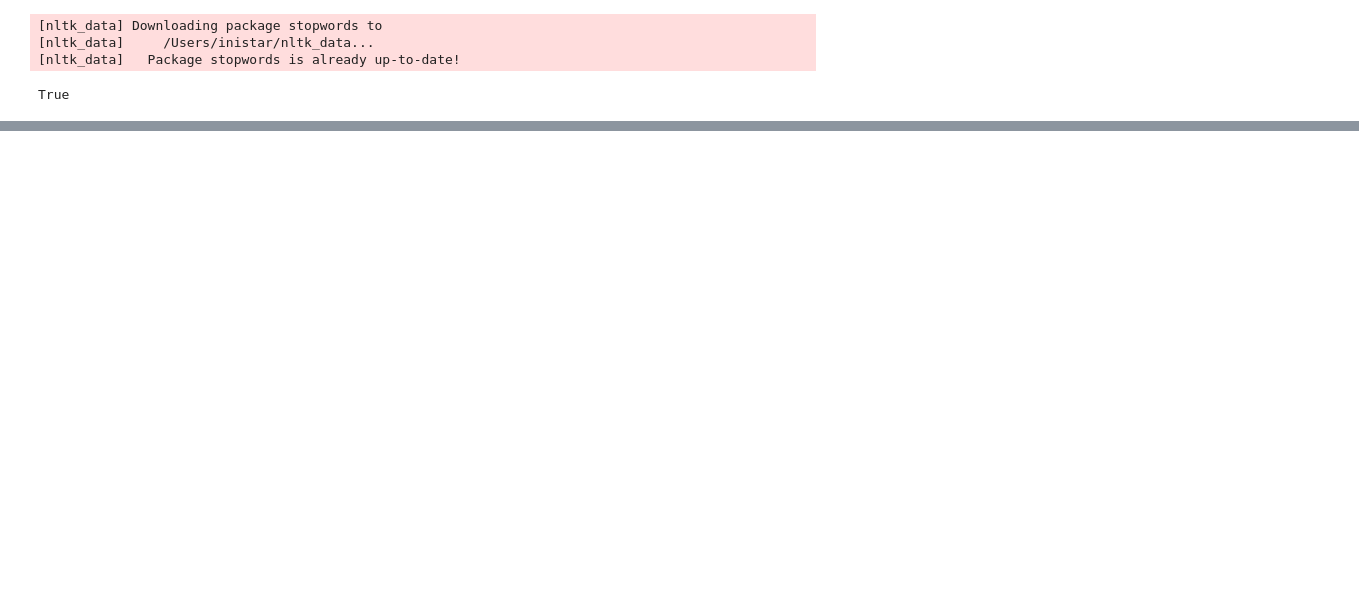
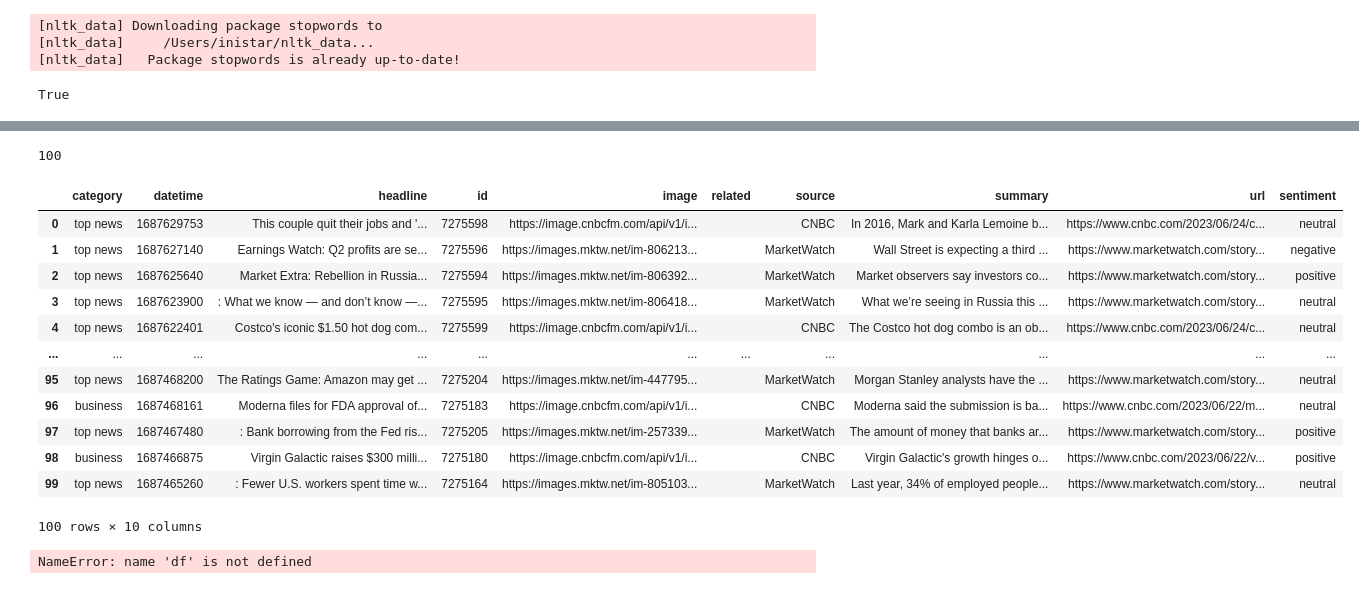
Before and after one commit to inistar/stock_news_analysis, a Jupyter notebook: finnhub_sandbox.ipynb, the cells around one changed output, grey strips where cells are left out. Saved outputs shown, nothing was run; the diff lists cells and outputs as text; code cells hidden in the pictures; blank space fills up the shorter version.

```diff
--- a/finnhub_sandbox.ipynb
+++ b/finnhub_sandbox.ipynb
@@ -263,0 +223,3 @@ TypeError: 'NoneType' object is not subscriptable
+# %%
+import pandas as pd
+general_news = pd.DataFrame(general_news)
@@ -263,0 +243,4 @@ TypeError: 'NoneType' object is not subscriptable
+# %%
+sentiment = []
+for result in output:
+    sentiment.append(result[0]['label'])
@@ -263,0 +249,50 @@ TypeError: 'NoneType' object is not subscriptable
+# %%
+from finnhub_news_extractor import Finnhub
+f = Finnhub()
+test = f.read_news()
+# %%
+import pandas as pd
+import requests
+
+def _query(payload, headers):
+    response = requests.post(secrets_stock_news.HF_API_URL, headers=headers, json=payload)
+    return response.json()
+
+def find_sentiment(df):
+    headers = {"Authorization": f"Bearer {secrets_stock_news.HF_API_TOKEN}"}
+
+    df = pd.DataFrame(df)
+
+    inputs = df['summary'].to_list()
+    payload = {"inputs": inputs}
+
+    outputs = _query(payload, headers)
+
+    sentiment = []
+    for output in outputs:
+        sentiment.append(output[0]['label'])
+
+    df['sentiment'] = sentiment
+
+    return df
+
+find_sentiment(test)
+# %% [output]
+100
+|  | category | datetime | headline | id | image | related | source | summary | url | sentiment |
+| 0 | top news | 1687629753 | This couple quit their jobs and '... | 7275598 | https://image.cnbcfm.com/api/v1/i... |  | CNBC | In 2016, Mark and Karla Lemoine b... | https://www.cnbc.com/2023/06/24/c... | neutral |
+| 1 | top news | 1687627140 | Earnings Watch: Q2 profits are se... | 7275596 | https://images.mktw.net/im-806213... |  | MarketWatch | Wall Street is expecting a third ... | https://www.marketwatch.com/story... | negative |
+| 2 | top news | 1687625640 | Market Extra: Rebellion in Russia... | 7275594 | https://images.mktw.net/im-806392... |  | MarketWatch | Market observers say investors co... | https://www.marketwatch.com/story... | positive |
+| 3 | top news | 1687623900 | : What we know — and don’t know —... | 7275595 | https://images.mktw.net/im-806418... |  | MarketWatch | What we’re seeing in Russia this ... | https://www.marketwatch.com/story... | neutral |
+| 4 | top news | 1687622401 | Costco's iconic $1.50 hot dog com... | 7275599 | https://image.cnbcfm.com/api/v1/i... |  | CNBC | The Costco hot dog combo is an ob... | https://www.cnbc.com/2023/06/24/c... | neutral |
+| ... | ... | ... | ... | ... | ... | ... | ... | ... | ... | ... |
+| 95 | top news | 1687468200 | The Ratings Game: Amazon may get ... | 7275204 | https://images.mktw.net/im-447795... |  | MarketWatch | Morgan Stanley analysts have the ... | https://www.marketwatch.com/story... | neutral |
+| 96 | business | 1687468161 | Moderna files for FDA approval of... | 7275183 | https://image.cnbcfm.com/api/v1/i... |  | CNBC | Moderna said the submission is ba... | https://www.cnbc.com/2023/06/22/m... | neutral |
+| 97 | top news | 1687467480 | : Bank borrowing from the Fed ris... | 7275205 | https://images.mktw.net/im-257339... |  | MarketWatch | The amount of money that banks ar... | https://www.marketwatch.com/story... | positive |
+| 98 | business | 1687466875 | Virgin Galactic raises $300 milli... | 7275180 | https://image.cnbcfm.com/api/v1/i... |  | CNBC | Virgin Galactic's growth hinges o... | https://www.cnbc.com/2023/06/22/v... | positive |
+| 99 | top news | 1687465260 | : Fewer U.S. workers spent time w... | 7275164 | https://images.mktw.net/im-805103... |  | MarketWatch | Last year, 34% of employed people... | https://www.marketwatch.com/story... | neutral |
+100 rows × 10 columns
+# %%
+df
+# %% [output]
+NameError: name 'df' is not defined
```
Also changed, not shown: parts of 9 cells of this notebook, 8 other files.
